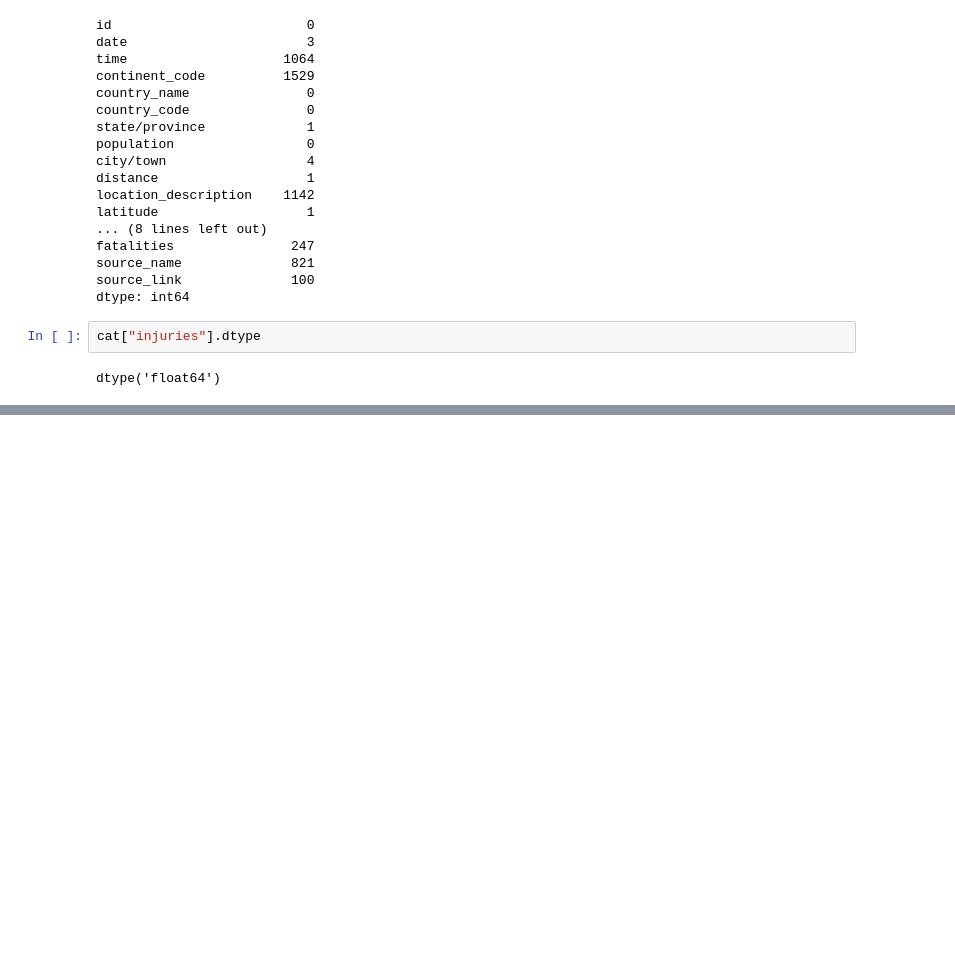
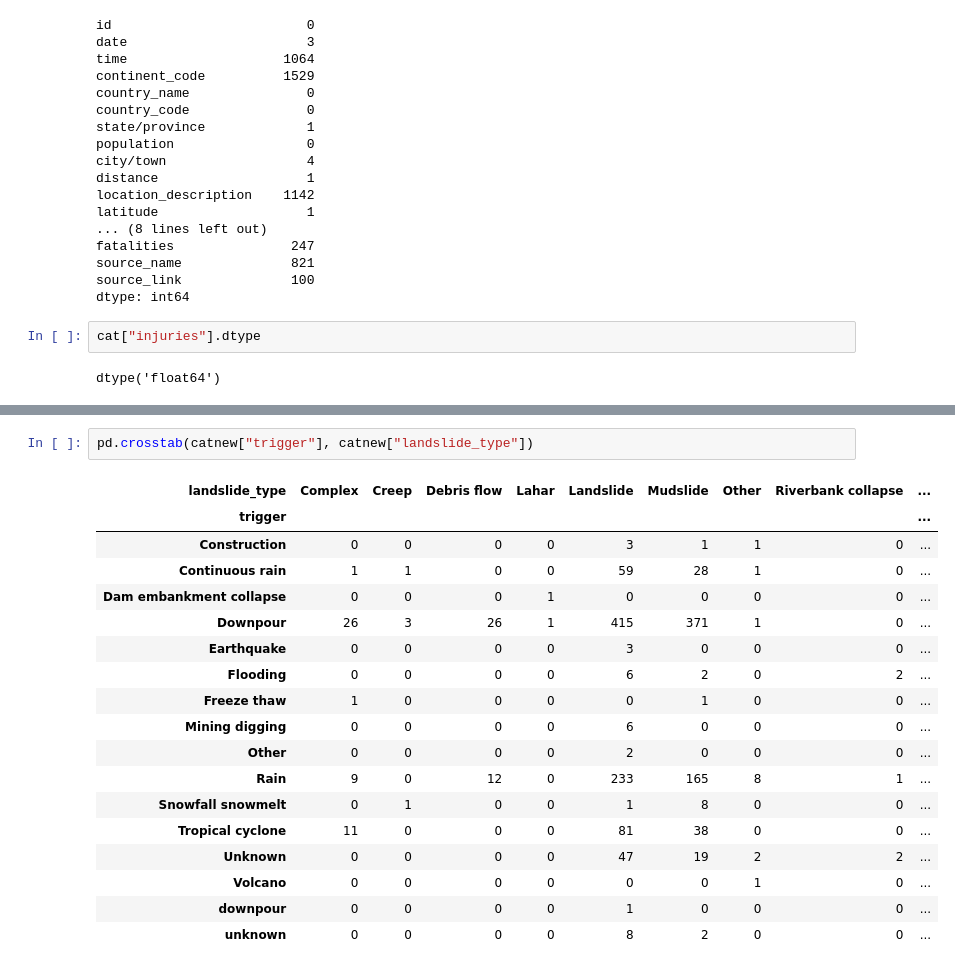
Before and after one commit to mawusicharles/Revisions-and-Training-, a Jupyter notebook: Pandas and Numpys .ipynb, the cells around one changed output, grey strips where cells are left out. Cells and saved outputs as stored; diff of their text form; blank space fills up the shorter version.

Commit message:
crosstab

```diff
--- a/Pandas and Numpys .ipynb
+++ b/Pandas and Numpys .ipynb
@@ -184,0 +228,21 @@ catnew.groupby("trigger")["injuries"].sum().plot.bar()
+# %%
+pd.crosstab(catnew["trigger"], catnew["landslide_type"])
+# %% [output]
+| landslide_type | Complex | Creep | Debris flow | Lahar | Landslide | Mudslide | Other | Riverbank collapse | ... |
+| trigger |  |  |  |  |  |  |  |  | ... |
+| Construction | 0 | 0 | 0 | 0 | 3 | 1 | 1 | 0 | ... |
+| Continuous rain | 1 | 1 | 0 | 0 | 59 | 28 | 1 | 0 | ... |
+| Dam embankment collapse | 0 | 0 | 0 | 1 | 0 | 0 | 0 | 0 | ... |
+| Downpour | 26 | 3 | 26 | 1 | 415 | 371 | 1 | 0 | ... |
+| Earthquake | 0 | 0 | 0 | 0 | 3 | 0 | 0 | 0 | ... |
+| Flooding | 0 | 0 | 0 | 0 | 6 | 2 | 0 | 2 | ... |
+| Freeze thaw | 1 | 0 | 0 | 0 | 0 | 1 | 0 | 0 | ... |
+| Mining digging | 0 | 0 | 0 | 0 | 6 | 0 | 0 | 0 | ... |
+| Other | 0 | 0 | 0 | 0 | 2 | 0 | 0 | 0 | ... |
+| Rain | 9 | 0 | 12 | 0 | 233 | 165 | 8 | 1 | ... |
+| Snowfall snowmelt | 0 | 1 | 0 | 0 | 1 | 8 | 0 | 0 | ... |
+| Tropical cyclone | 11 | 0 | 0 | 0 | 81 | 38 | 0 | 0 | ... |
+| Unknown | 0 | 0 | 0 | 0 | 47 | 19 | 2 | 2 | ... |
+| Volcano | 0 | 0 | 0 | 0 | 0 | 0 | 1 | 0 | ... |
+| downpour | 0 | 0 | 0 | 0 | 1 | 0 | 0 | 0 | ... |
+| unknown | 0 | 0 | 0 | 0 | 8 | 2 | 0 | 0 | ... |
```
Also changed, not shown: parts of 13 cells of this notebook.
